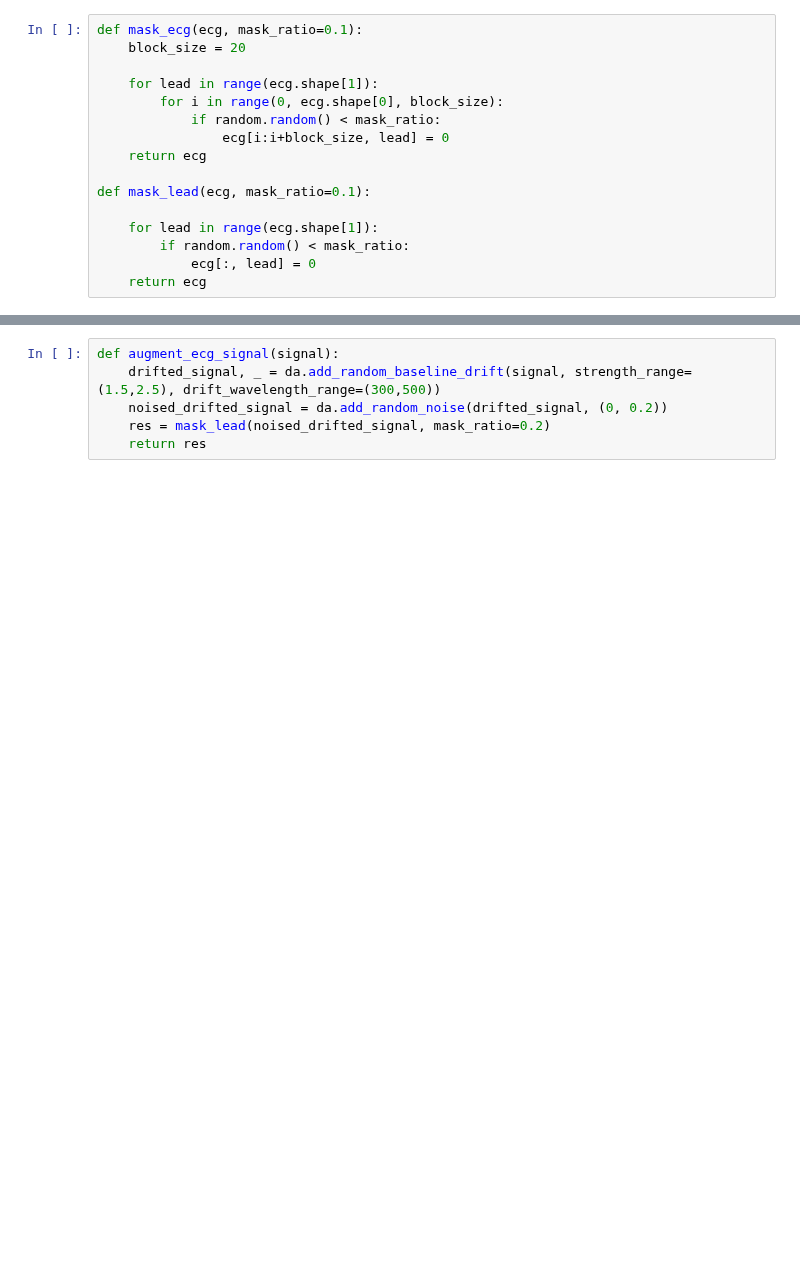
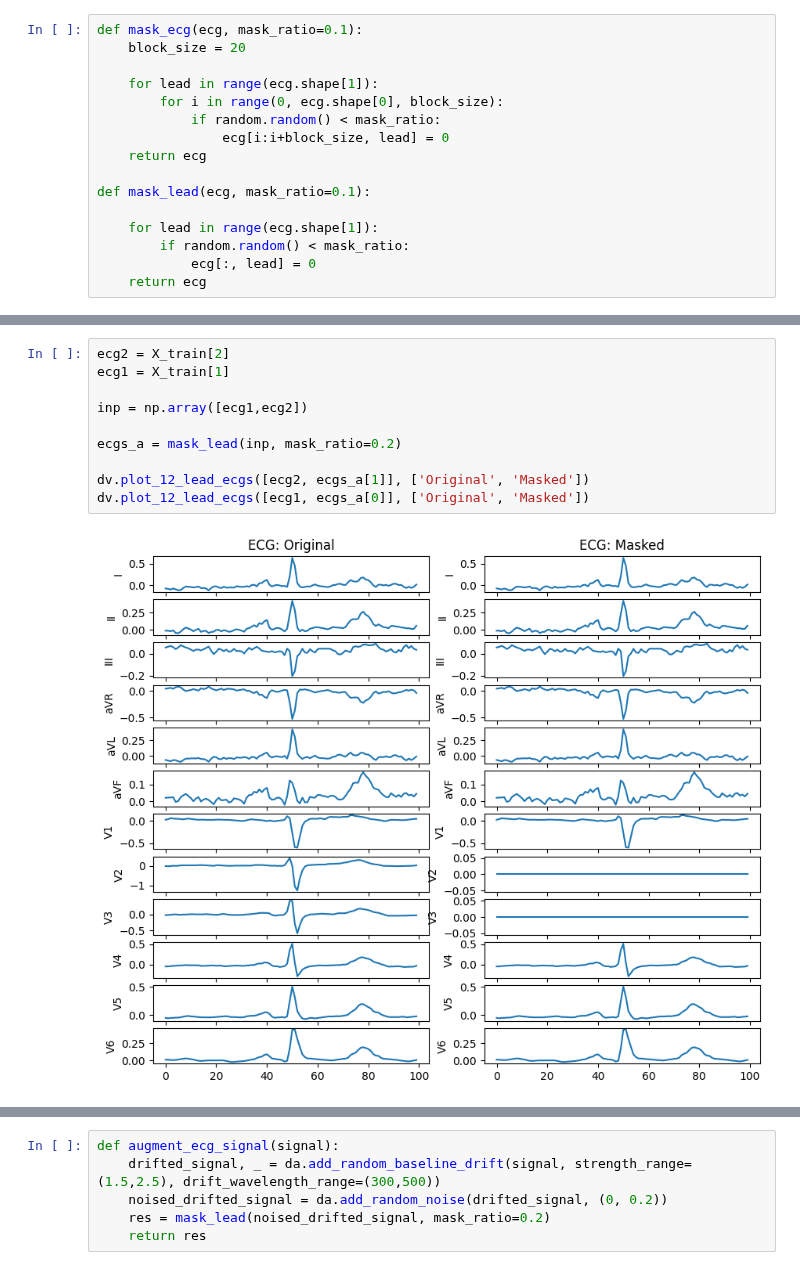
Before and after one commit to raaifhadadi/FYP, a Jupyter notebook: PTB_XL_AE.ipynb, the cells around one changed output, grey strips where cells are left out. Drawn from its saved outputs; the diff is of its cells as text; blank space fills up the shorter version.

```diff
--- a/PTB_XL_AE.ipynb
+++ b/PTB_XL_AE.ipynb
@@ -67,0 +82,12 @@ def mask_lead(ecg, mask_ratio=0.1):
+# %%
+ecg2 = X_train[2]
+ecg1 = X_train[1]
+
+inp = np.array([ecg1,ecg2])
+
+ecgs_a = mask_lead(inp, mask_ratio=0.2)
+
+dv.plot_12_lead_ecgs([ecg2, ecgs_a[1]], ['Original', 'Masked'])
+dv.plot_12_lead_ecgs([ecg1, ecgs_a[0]], ['Original', 'Masked'])
+# %% [output]
+[figure, added]
```
Also changed, not shown: parts of 12 cells of this notebook.
